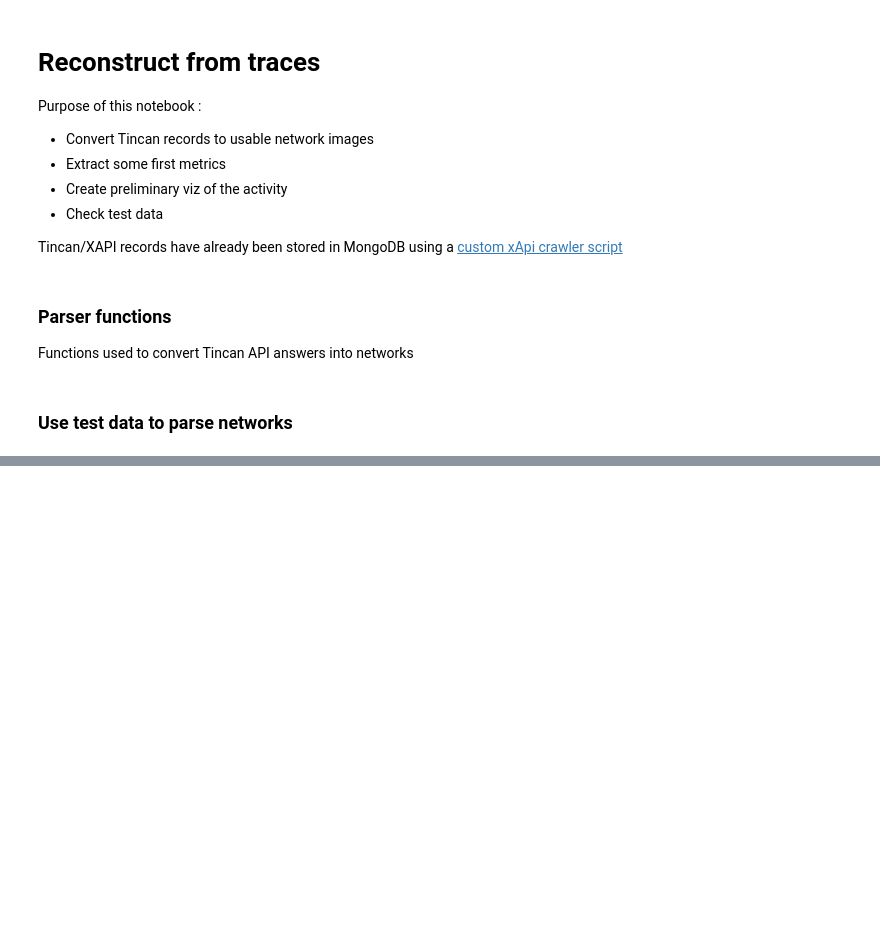
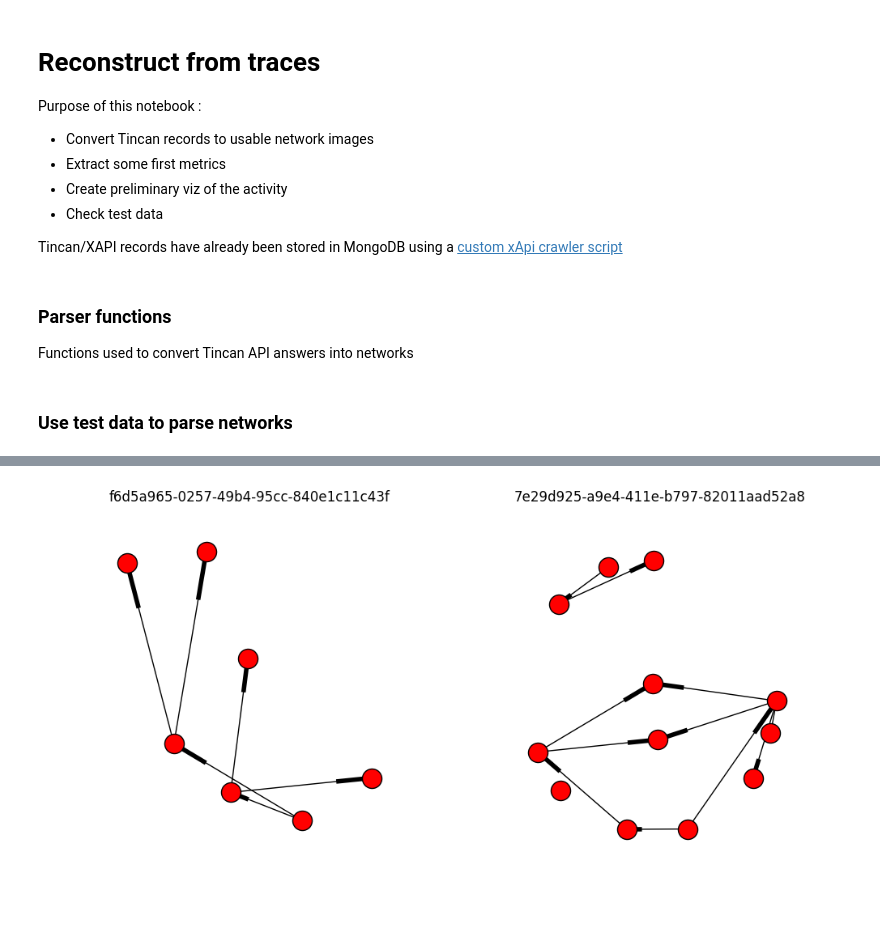
Before and after one commit to sical/meta-education, a Jupyter notebook: notebooks/Network reconstruction.ipynb, the cells around one changed output, grey strips where cells are left out. Saved outputs shown, nothing was run; the diff lists cells and outputs as text; code cells hidden in the pictures; blank space fills up the shorter version.

```diff
--- a/notebooks/Network reconstruction.ipynb
+++ b/notebooks/Network reconstruction.ipynb
@@ -138,0 +88,88 @@ delete 4
+# %%
+from collections import Counter
+import networkx as nx
+
+# convert date string to datetime object
+start = datetime.datetime(2016, 10, 18, 0, 0, 0)
+end = datetime.datetime(2016, 10, 18, 23, 50, 0)
+
+# query
+q = { 'stored': {'$lt': end, '$gte': start} }
+
+print "%s results"%db.statements.find(q).count()
+print "-"*10
+
+# store different informations about the network
+networks = {}
+
+# container for all network states
+actions = {}
+
+# extract infos
+for statement in db.statements.find(q):
+
+    # default state
+    project_id=None
+
+    # store action infos
+    action = {}
+    action["type"] = get_action(statement["verb"]["id"])
+    action["ts"] = statement["stored"]
+
+
+    if action["type"] in ["access","loggedin","viewed","close"] :
+        pass # ignore those actions
+    else :
+        element_type = statement["object"]["definition"]["type"].split("#")[1]
+
+        if element_type == "Renkan":
+
+            if action["type"] == "create": # create new project
+                data = statement["object"]["definition"]["extensions"]["http://www-w3-org/ns/activitystreams#Data"]
+                new_id = data["id"]
+                networks[new_id] = nx.DiGraph()
+                actions[new_id] = []
+
+        elif element_type == "View":
+            pass
+
+        elif element_type == "Node" or element_type == "Edge":
+
+            data = statement["object"]["definition"]["extensions"]["http://www-w3-org/ns/activitystreams#Data"]
+            project_id = data["project"]["id"]
+
+            if action["type"] == "create":
+                create_elements(networks[project_id], element_type, data )
+
+            elif action["type"] == "update" or action["type"] == "move" :
+                try:
+                    data_changed = statement["object"]["definition"]["extensions"]["http://www-w3-org/ns/activitystreams#DataChanged"]
+                    update_elements(networks[project_id], element_type, data_changed )
+                except KeyError:
+                    pass # ignore if nothing in DataChanges
+            elif action["type"] == "delete":
+                delete_elements(networks[project_id], element_type, data )
+
+            action["nodes"] = networks[project_id].nodes()
+            action["edges"] = networks[project_id].edges()
+            action["statement"] = statement
+            action["project_id"] = project_id
+
+            actions[project_id].append(action)
+
+
+fig, ax = plt.subplots(1, 2, figsize=(12,6) )
+
+for i,network_id in enumerate(actions):
+    actions[ network_id ].sort(key=lambda c: c["ts"]) # sort by time
+
+    print "Final state: %s nodes and %s edges in %s actions"%(len(networks[network_id].nodes()), len(networks[network_id].edges()), len(actions[network_id]))
+    print "-"*10
+
+    for c in Counter([a["type"] for a in actions[network_id]]).most_common() : print c[0], c[1]
+    print "-"*10
+
+    plt.sca(ax[i])
+    nx.draw(networks[network_id])
+    plt.title(network_id)
+# %% [output]
@@ -139,3 +194,4 @@ delete 4
+[figure, added]
 # %%
 %matplotlib inline
 import matplotlib.pyplot as plt
```
Also changed, not shown: parts of 5 cells of this notebook, 1 other file.
